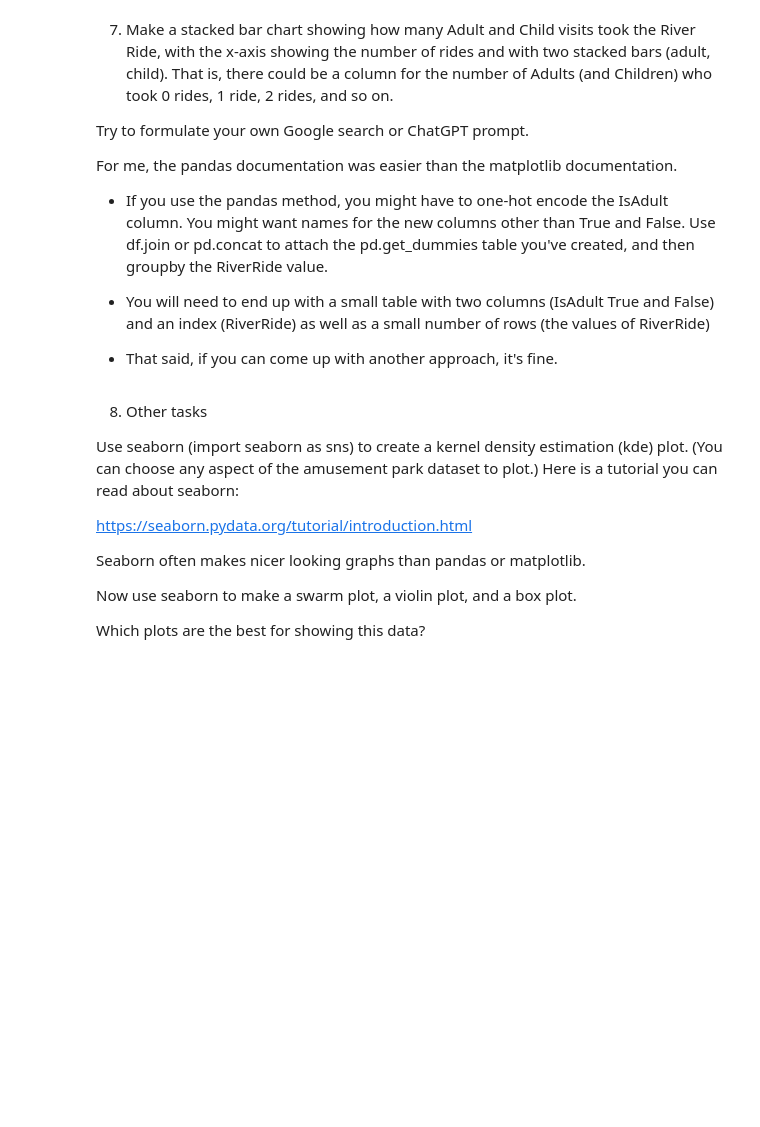
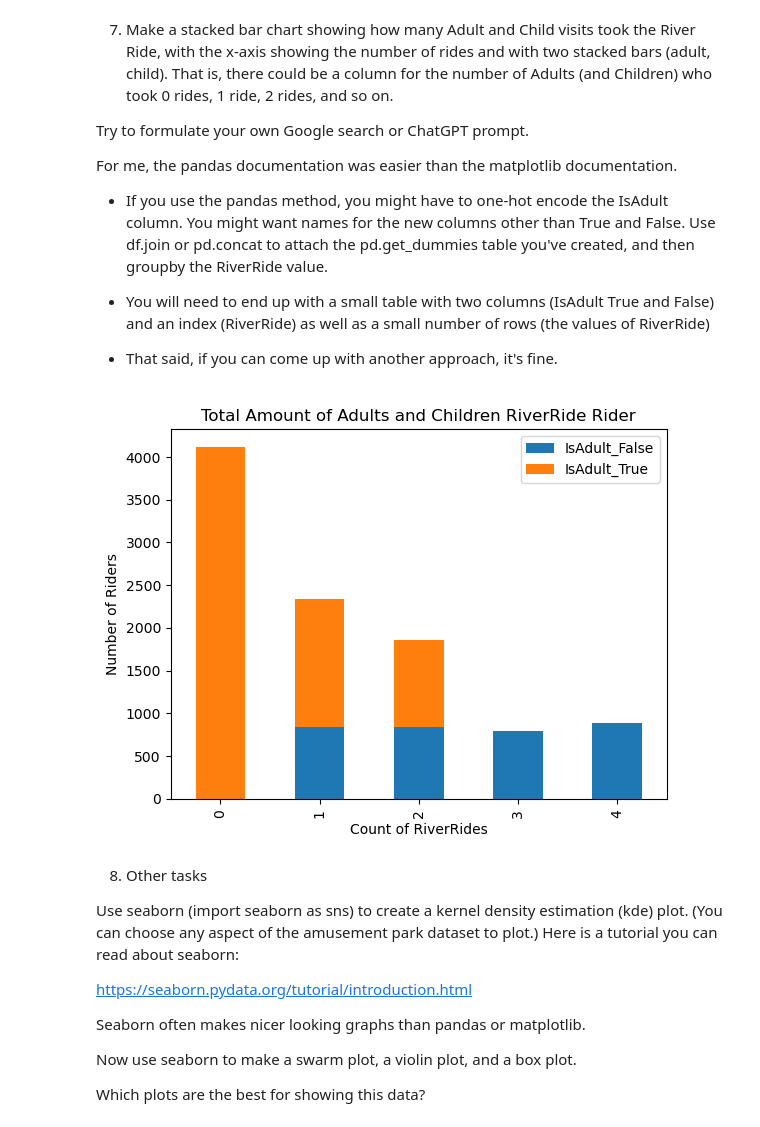
Before and after one commit to keshleem/dx699-summerai-homework3, a Jupyter notebook: Week3.ipynb, the cells around one changed output. Saved outputs shown, nothing was run; the diff lists cells and outputs as text; code cells hidden in the pictures; blank space fills up the shorter version.

```diff
--- a/Week3.ipynb
+++ b/Week3.ipynb
@@ -312,6 +343,17 @@ For me, the pandas documentation was easier than the matplotlib documentation.
 * You will need to end up with a small table with two columns (IsAdult True and False) and an index (RiverRide) as well as a small number of rows (the values of RiverRide)
 
 * That said, if you can come up with another approach, it's fine.
+# %%
+dummies = pd.get_dummies(df['IsAdult'], prefix='IsAdult', dtype=int)
+df_dummies = df.copy()
+df_dummies = df_dummies.join(dummies)
+# df_dummies = df_dummies.rename(columns={'IsAdult_False':'Child', 'IsAdult_True':'Adult'})
+# %%
+df_grouped = df_dummies.groupby('RiverRide')[['IsAdult_False', 'IsAdult_True']].sum()
+df_grouped.plot(kind='bar', stacked=True, xlabel='Count of RiverRides', ylabel='Number of Riders', title='Total Amount of Adults and Children RiverRide Rider')
+plt.show()
+# %% [output]
+[figure, added]
 # %% [markdown]
 8. Other tasks
 
```
Also changed, not shown: parts of 4 cells of this notebook.
